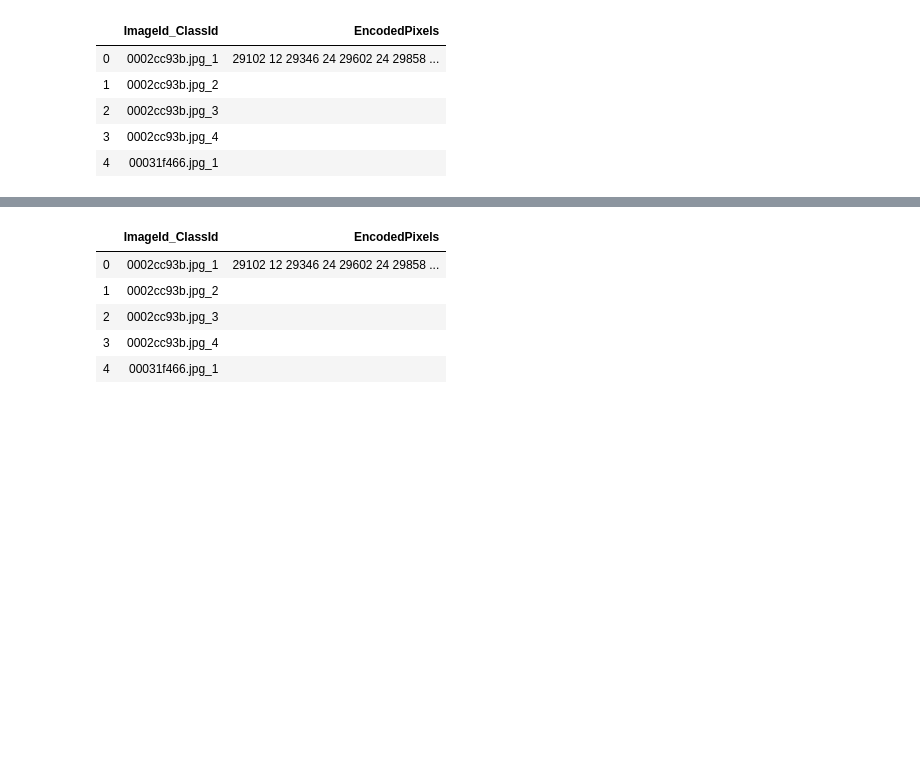
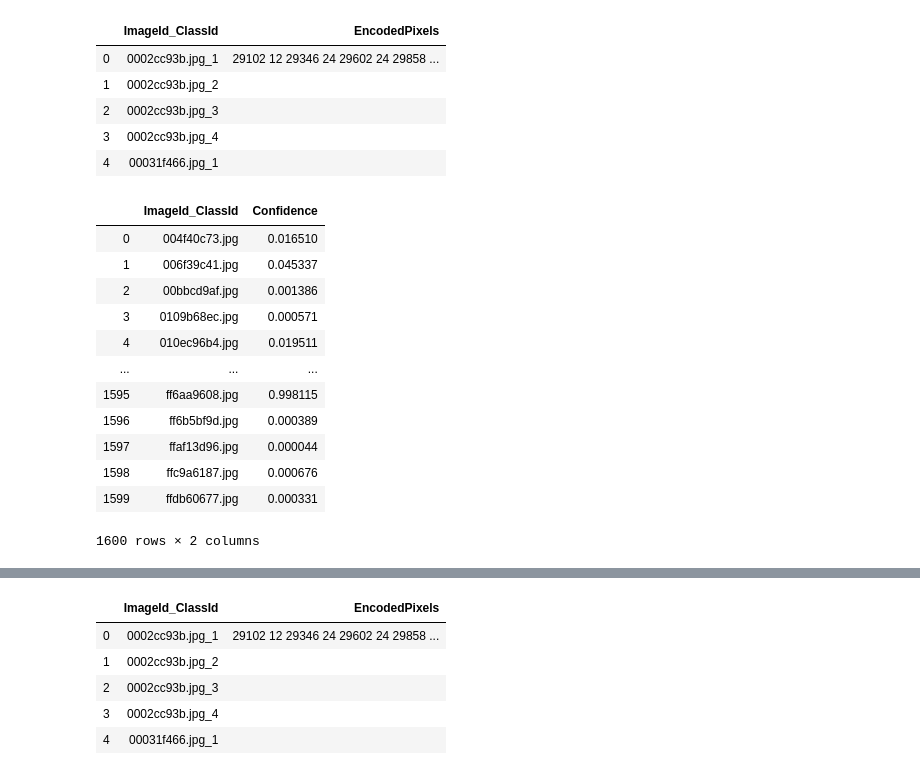
Before and after one commit to CozyDoomer/steel-defect-detection, a Jupyter notebook: create_pseudolabels.ipynb, the cells around one changed output, grey strips where cells are left out. Cells and saved outputs as stored; diff of their text form; code cells hidden in the pictures; blank space fills up the shorter version.

```diff
--- a/create_pseudolabels.ipynb
+++ b/create_pseudolabels.ipynb
@@ -61,3 +61,19 @@ df_train.head()
 | 2 | 0002cc93b.jpg_3 |  |
 | 3 | 0002cc93b.jpg_4 |  |
 | 4 | 00031f466.jpg_1 |  |
+# %%
+df_classifier_confident
+# %% [output]
+|  | ImageId_ClassId | Confidence |
+| 0 | 004f40c73.jpg | 0.016510 |
+| 1 | 006f39c41.jpg | 0.045337 |
+| 2 | 00bbcd9af.jpg | 0.001386 |
+| 3 | 0109b68ec.jpg | 0.000571 |
+| 4 | 010ec96b4.jpg | 0.019511 |
+| ... | ... | ... |
+| 1595 | ff6aa9608.jpg | 0.998115 |
+| 1596 | ff6b5bf9d.jpg | 0.000389 |
+| 1597 | ffaf13d96.jpg | 0.000044 |
+| 1598 | ffc9a6187.jpg | 0.000676 |
+| 1599 | ffdb60677.jpg | 0.000331 |
+1600 rows × 2 columns
```
Also changed, not shown: parts of 8 cells of this notebook, 2 other files.
